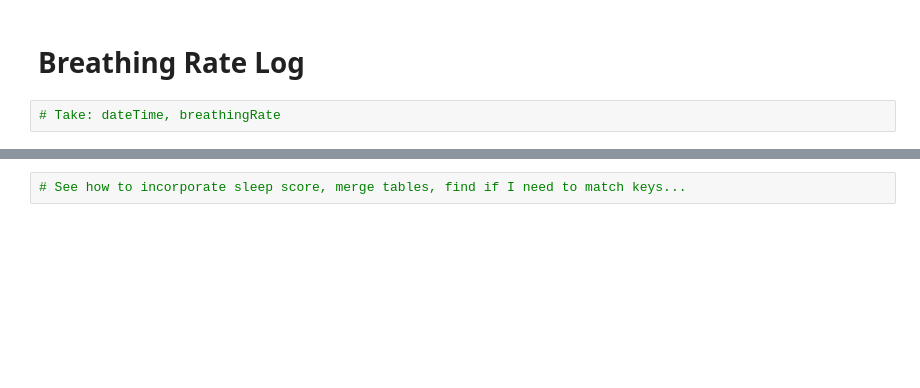
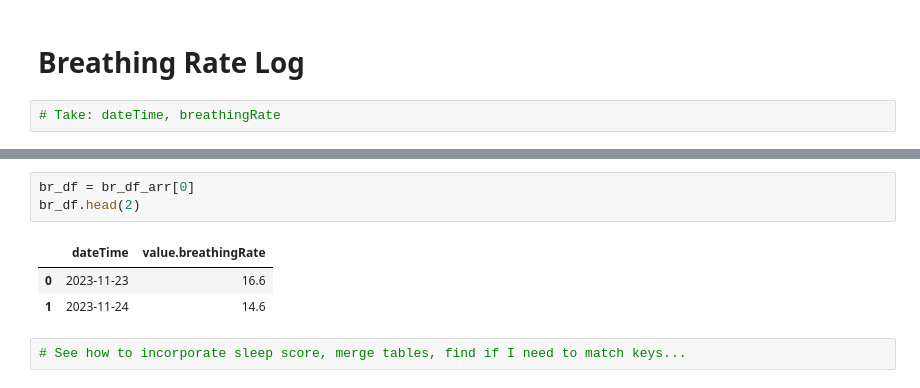
Before and after one commit to Saatvik1/Fishbit, a Jupyter notebook: Initial_Wrangling.ipynb, the cells around one changed output, grey strips where cells are left out. Cells and saved outputs as stored; diff of their text form; blank space fills up the shorter version.

```diff
--- a/Initial_Wrangling.ipynb
+++ b/Initial_Wrangling.ipynb
@@ -287,2 +554,9 @@ print(br_df_arr[0].info())
+# %%
+br_df = br_df_arr[0]
+br_df.head(2)
+# %% [output]
+|  | dateTime | value.breathingRate |
+| 0 | 2023-11-23 | 16.6 |
+| 1 | 2023-11-24 | 14.6 |
 # %%
 # See how to incorporate sleep score, merge tables, find if I need to match keys...
```
Also changed, not shown: parts of 25 cells of this notebook.
